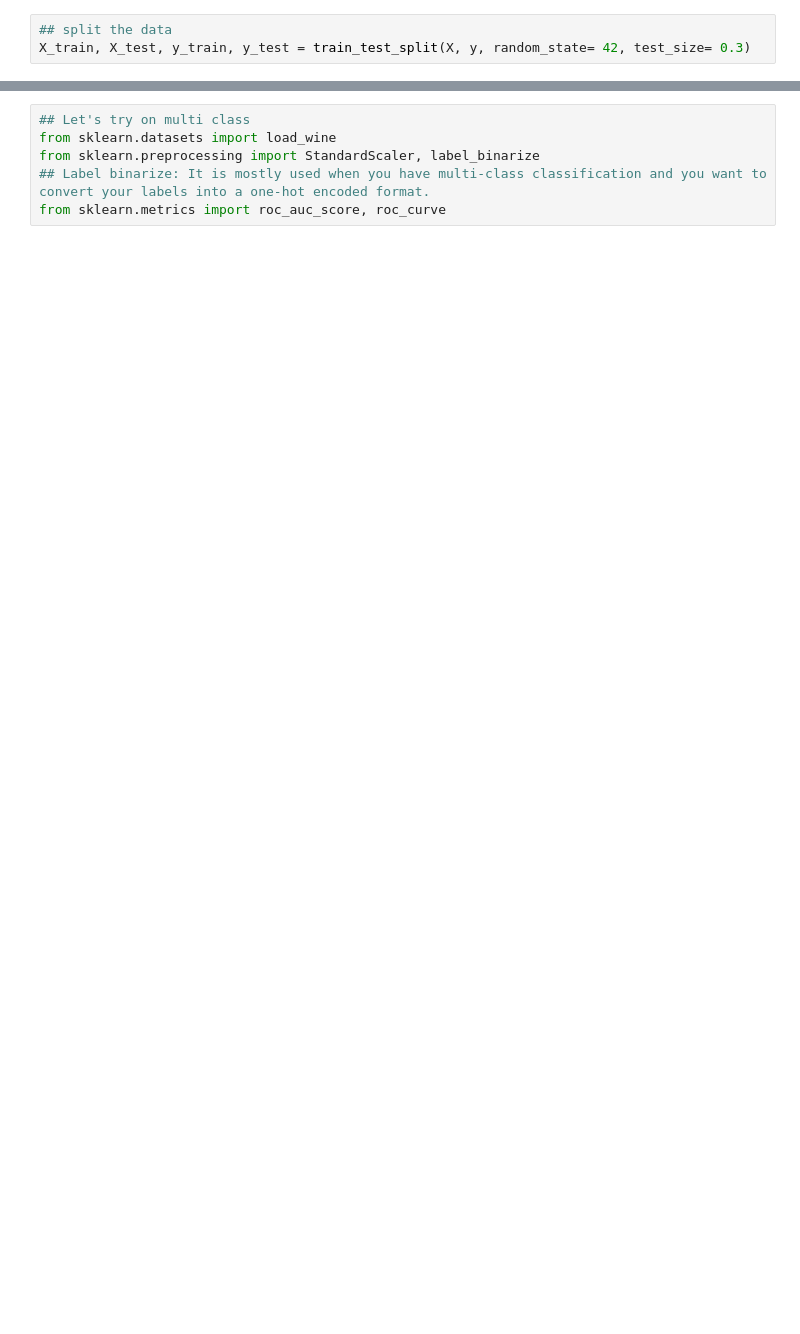
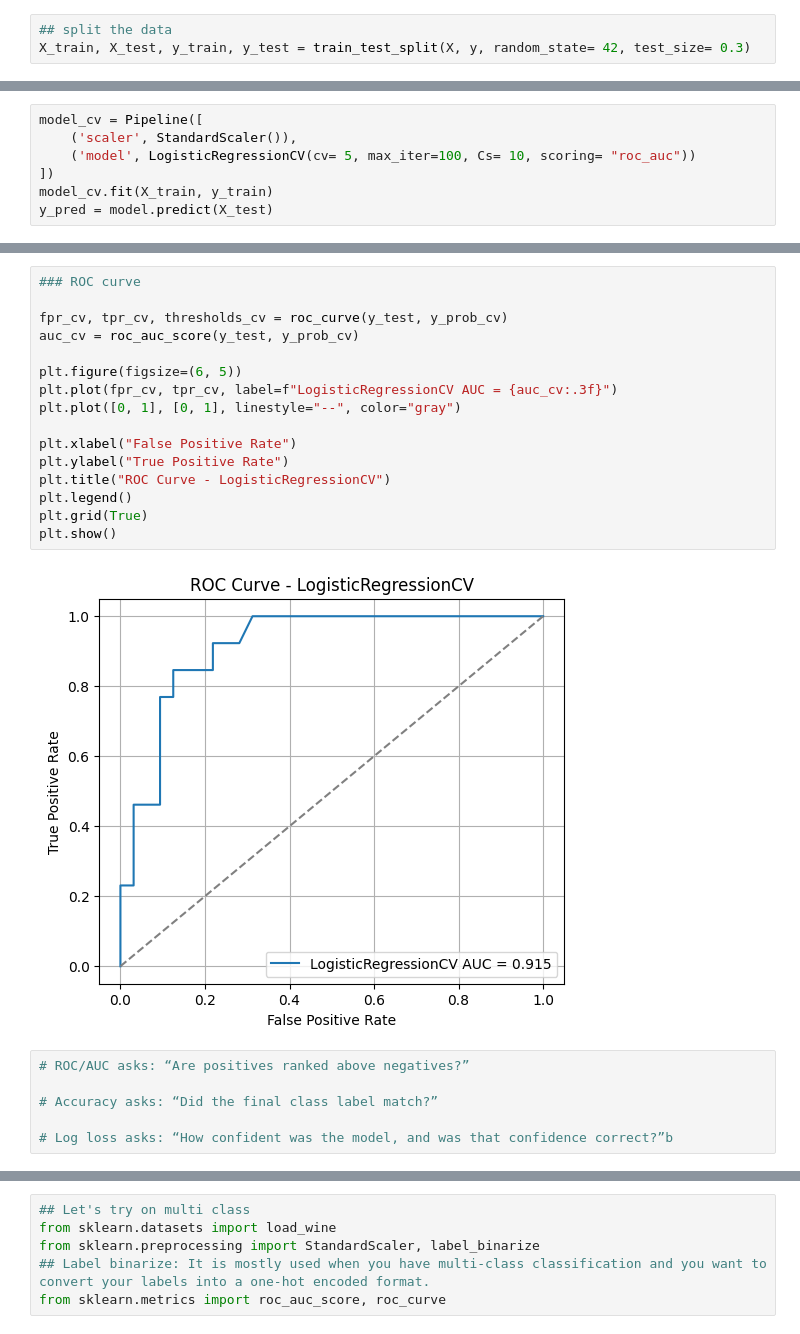
Before and after one commit to Manireddy69/Machine_learning, a Jupyter notebook: Regression/Logistic Regression.ipynb, the cells around one changed output, grey strips where cells are left out. Drawn from its saved outputs; the diff is of its cells as text; blank space fills up the shorter version.

```diff
--- a/Regression/Logistic Regression.ipynb
+++ b/Regression/Logistic Regression.ipynb
@@ -76,0 +114,7 @@ plot_decision_boundary_mlxtend(X_test, y_test, model)
+# %%
+model_cv = Pipeline([
+    ('scaler', StandardScaler()),
+    ('model', LogisticRegressionCV(cv= 5, max_iter=100, Cs= 10, scoring= "roc_auc"))
+])
+model_cv.fit(X_train, y_train)
+y_pred = model.predict(X_test)
@@ -76,0 +127,24 @@ plot_decision_boundary_mlxtend(X_test, y_test, model)
+# %%
+### ROC curve
+
+fpr_cv, tpr_cv, thresholds_cv = roc_curve(y_test, y_prob_cv)
+auc_cv = roc_auc_score(y_test, y_prob_cv)
+
+plt.figure(figsize=(6, 5))
+plt.plot(fpr_cv, tpr_cv, label=f"LogisticRegressionCV AUC = {auc_cv:.3f}")
+plt.plot([0, 1], [0, 1], linestyle="--", color="gray")
+
+plt.xlabel("False Positive Rate")
+plt.ylabel("True Positive Rate")
+plt.title("ROC Curve - LogisticRegressionCV")
+plt.legend()
+plt.grid(True)
+plt.show()
+# %% [output]
+[figure, added]
+# %%
+# ROC/AUC asks: “Are positives ranked above negatives?”
+
+# Accuracy asks: “Did the final class label match?”
+
+# Log loss asks: “How confident was the model, and was that confidence correct?”b
```
Also changed, not shown: parts of 25 cells of this notebook, 4 other files.
